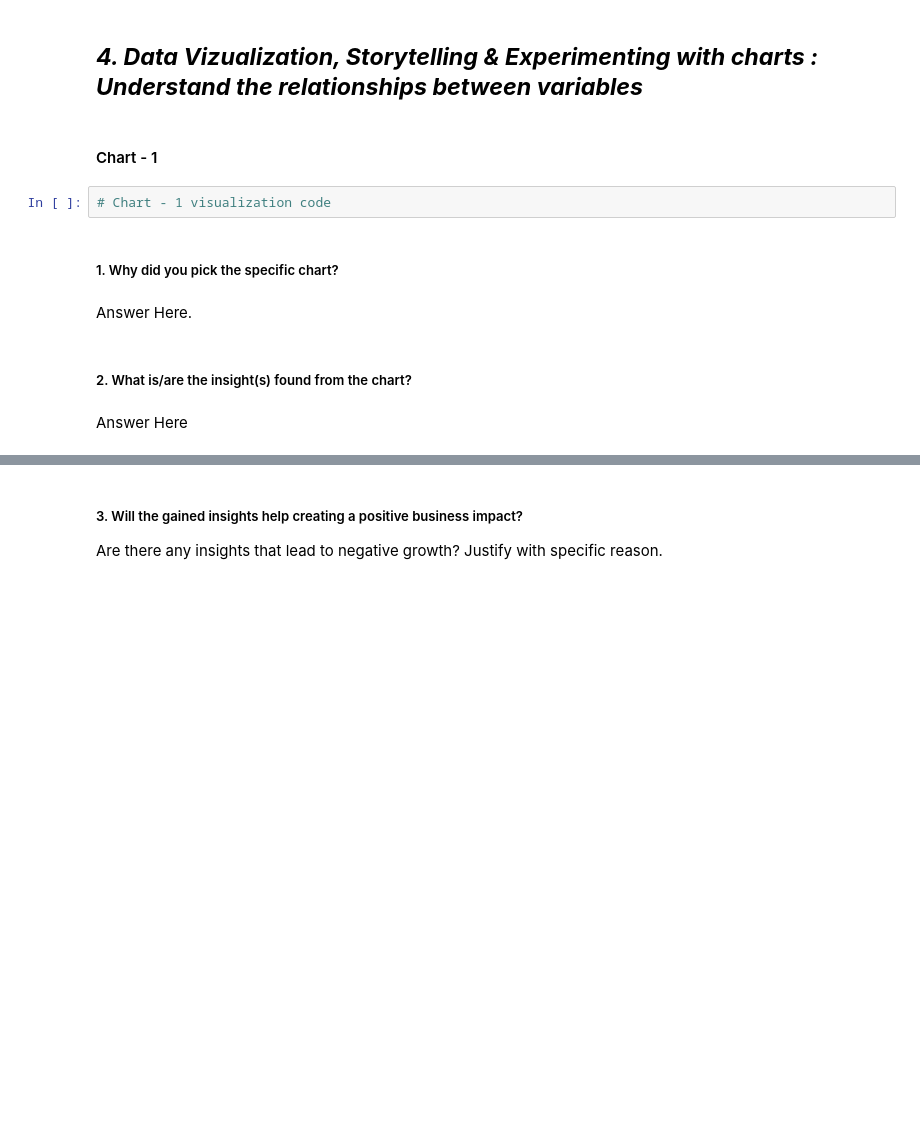
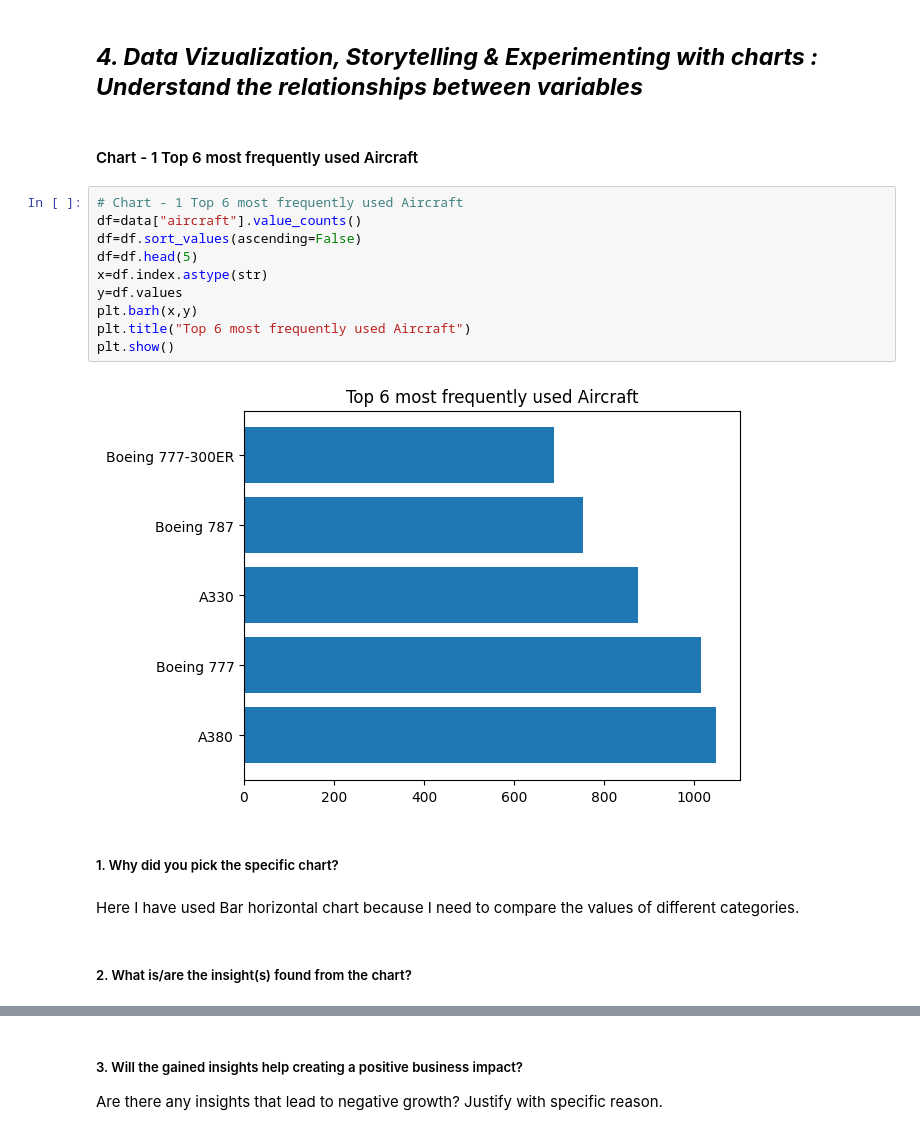
Before and after one commit to hitesh-lalwanii/Airline-Passenger-Referral-Prediction-, a Jupyter notebook: Copy_of_Sample_ML_Submission_Template.ipynb, the cells around one changed output, grey strips where cells are left out. Drawn from its saved outputs; the diff is of its cells as text; blank space fills up the shorter version.

```diff
--- a/Copy_of_Sample_ML_Submission_Template.ipynb
+++ b/Copy_of_Sample_ML_Submission_Template.ipynb
@@ -175,14 +288,22 @@ Checked for outliers and found none.
 # %% [markdown]
 ## ***4. Data Vizualization, Storytelling & Experimenting with charts : Understand the relationships between variables***
 # %% [markdown]
-#### Chart - 1
+#### Chart - 1 Top 6 most frequently used Aircraft
-# %%
-# Chart - 1 visualization code
+# %%
+# Chart - 1 Top 6 most frequently used Aircraft
+df=data["aircraft"].value_counts()
+df=df.sort_values(ascending=False)
+df=df.head(5)
+x=df.index.astype(str)
+y=df.values
+plt.barh(x,y)
+plt.title("Top 6 most frequently used Aircraft")
+plt.show()
+# %% [output]
+[figure, added]
 # %% [markdown]
 ##### 1. Why did you pick the specific chart?
-# %% [markdown]
-Answer Here.
+# %% [markdown]
+Here I have used Bar horizontal chart because I need to compare the values of different categories.
 # %% [markdown]
 ##### 2. What is/are the insight(s) found from the chart?
-# %% [markdown]
-Answer Here
```
Also changed, not shown: parts of 132 cells of this notebook.
